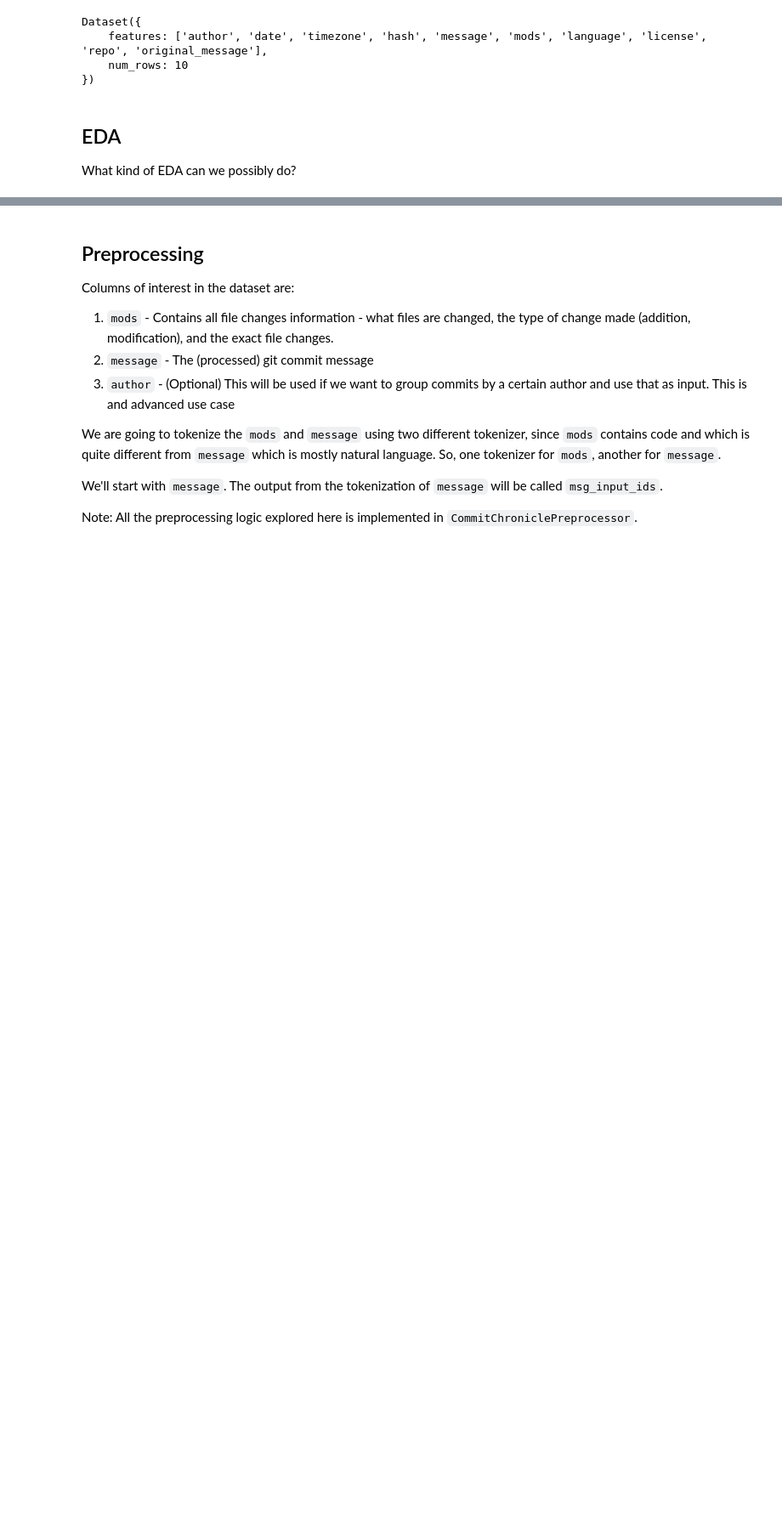
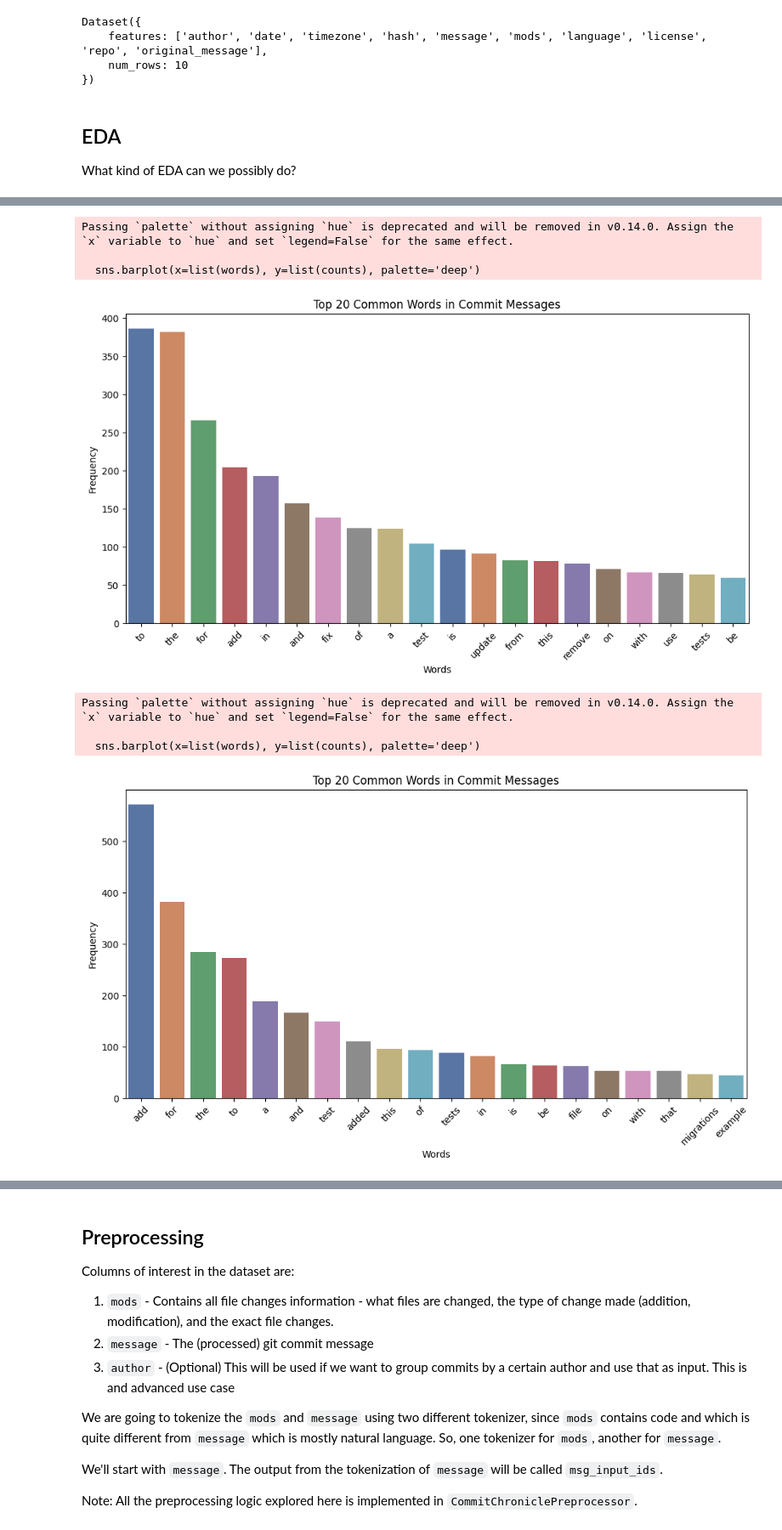
Before and after one commit to ZHCSJ666/ML-24-25, a Jupyter notebook: notebooks/Commit Chronicle Dataset.ipynb, the cells around one changed output, grey strips where cells are left out. Shown: that part at 85% size. Cells and saved outputs as stored; diff of their text form; code cells hidden in the pictures; blank space fills up the shorter version.

```diff
--- a/notebooks/Commit Chronicle Dataset.ipynb
+++ b/notebooks/Commit Chronicle Dataset.ipynb
@@ -47,0 +123,39 @@ What kind of EDA can we possibly do?
+# %%
+from collections import Counter
+import string
+
+def analyze_commit_messages(df):
+    """
+    Analyzes and plots the most common words in commit messages.
+    """
+    # Combine all messages
+    all_messages = ' '.join(df['message'].dropna().tolist())
+
+    # Remove punctuation
+    all_messages = all_messages.translate(str.maketrans('', '', string.punctuation))
+
+    # Tokenize and count
+    words = all_messages.lower().split()
+    common_words = Counter(words).most_common(20)
+
+    # Plot
+    words, counts = zip(*common_words)
+    plt.figure(figsize=(12,6))
+    sns.barplot(x=list(words), y=list(counts), palette='deep')
+    plt.title('Top 20 Common Words in Commit Messages')
+    plt.xlabel('Words')
+    plt.ylabel('Frequency')
+    plt.xticks(rotation=45)
+    plt.show()
+
+analyze_commit_messages(df.sample(1000))
+analyze_commit_messages(add_changes_df.sample(1000))
+# %% [output]
+Passing `palette` without assigning `hue` is deprecated and will be removed in v0.14.0. Assign the `x` variable to `hue` and set `legend=False` for the same effect.
+
+  sns.barplot(x=list(words), y=list(counts), palette='deep')
+[figure, added]
+Passing `palette` without assigning `hue` is deprecated and will be removed in v0.14.0. Assign the `x` variable to `hue` and set `legend=False` for the same effect.
+
+  sns.barplot(x=list(words), y=list(counts), palette='deep')
+[figure, added]
```
Also changed, not shown: parts of 7 cells of this notebook, 3 other files.
